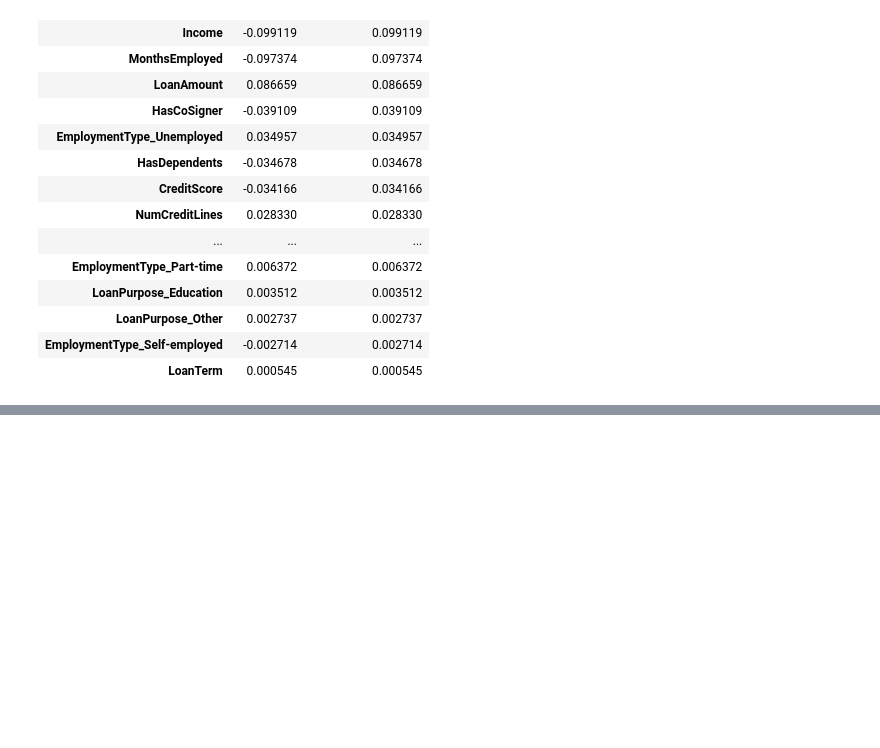
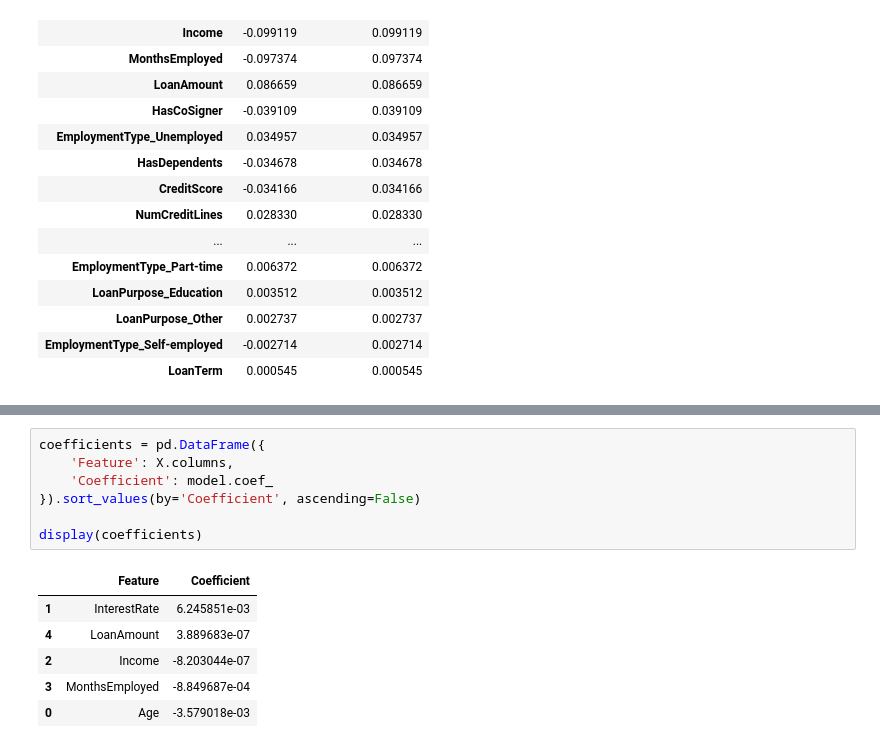
Before and after one commit to walruii/data_analytics, a Jupyter notebook: loan_analyse/main.ipynb, the cells around one changed output, grey strips where cells are left out. Drawn from its saved outputs; the diff is of its cells as text; blank space fills up the shorter version.

```diff
--- a/loan_analyse/main.ipynb
+++ b/loan_analyse/main.ipynb
@@ -217,0 +230,14 @@ Top features related to Loan Default:
+# %%
+coefficients = pd.DataFrame({
+    'Feature': X.columns,
+    'Coefficient': model.coef_
+}).sort_values(by='Coefficient', ascending=False)
+
+display(coefficients)
+# %% [output]
+|  | Feature | Coefficient |
+| 1 | InterestRate | 6.245851e-03 |
+| 4 | LoanAmount | 3.889683e-07 |
+| 2 | Income | -8.203044e-07 |
+| 3 | MonthsEmployed | -8.849687e-04 |
+| 0 | Age | -3.579018e-03 |
```
Also changed, not shown: parts of 13 cells of this notebook.
